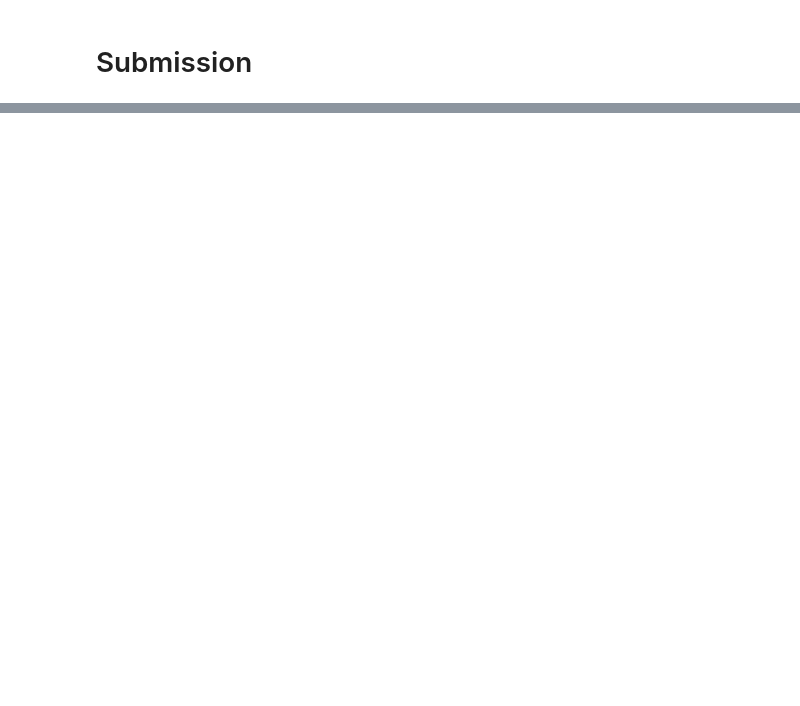
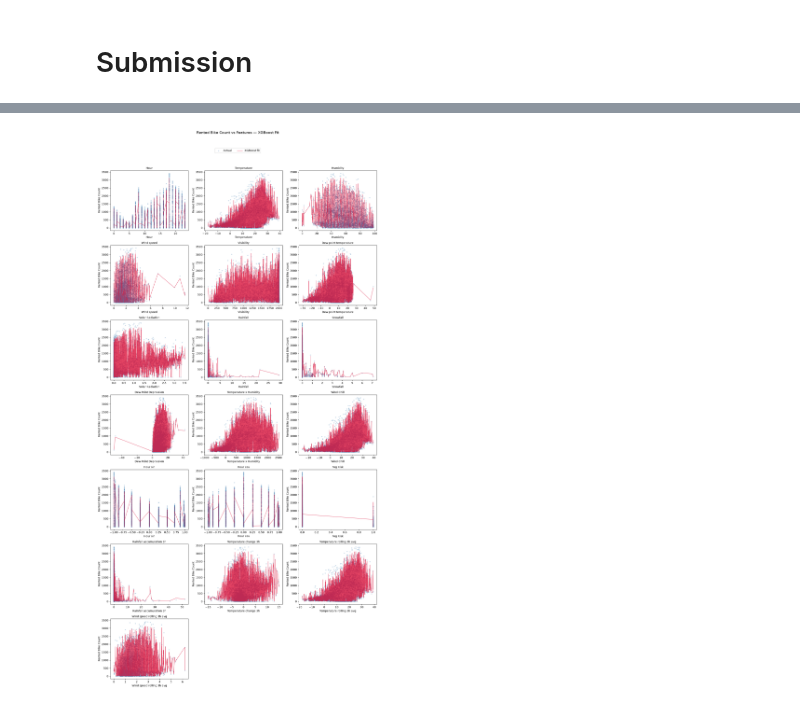
Before and after one commit to hlibkri/seul-bike-hourly-demand-prediction, a Jupyter notebook: code/regression_rented_bike_count.ipynb, the cells around one changed output, grey strips where cells are left out. Saved outputs shown, nothing was run; the diff lists cells and outputs as text; code cells hidden in the pictures; blank space fills up the shorter version.

```diff
--- a/code/regression_rented_bike_count.ipynb
+++ b/code/regression_rented_bike_count.ipynb
@@ -138,0 +52,8 @@ print(preprocessor.named_transformers_["cat"].named_steps["onehot"].get_feature_
+# %%
+# =========================
+# 2. COLUMN SPLIT
+# =========================
+X = engineer_features(X)
+X = drop_unnecessary_columns(X)
+X = filter_invalid(X)
+y = y.loc[X.index]
@@ -148,9 +258,18 @@ import numpy as np
 test = pd.read_csv(path+"/test.csv")
 
 # Drop non-feature columns safely
-test_X = test.drop(columns=["Date"])
+test_X = engineer_features(test)
+test_X = drop_unnecessary_columns(test_X)
 
 # Predict using trained pipeline
+best_model_name = min(results, key=lambda name: results[name]["cv_rmse"])
+final_pipeline = final_models[best_model_name]
+
+print(f"Using best model: {best_model_name}")
+print(f"--> CV RMSE: {results[best_model_name]['cv_rmse']:.4f}")
+print(f"--> CV MSLE: {results[best_model_name]['msle']:.4f}")
+print(f"--> Best params: {results[best_model_name]['best_params']}")
+
 preds = final_pipeline.predict(test_X)
 
 # If using MSLE, ensure no negative predictions
@@ -177,0 +347,45 @@ submission created successfully
+# %%
+# Get predictions from the best model (already fitted on full X, y in cell 5)
+y_pred = final_pipeline.predict(X)
+y_pred = np.clip(y_pred, 0, None)
+
+feature_cols = list(num_cols)  # numeric features engineered earlier
+
+n_cols = 3
+n_rows = int(np.ceil(len(feature_cols) / n_cols))
+
+fig, axes = plt.subplots(n_rows, n_cols, figsize=(5 * n_cols, 4 * n_rows))
+axes = np.array(axes).reshape(-1)
+
+for i, feature in enumerate(feature_cols):
+    ax = axes[i]
+
+    # Actual data points
+    ax.scatter(X[feature], y, s=8, alpha=0.25, color="steelblue", label="Actual")
+
+    # Model fit: sort by feature value so the predicted line is readable
+    order = np.argsort(X[feature].values)
+    ax.plot(
+        X[feature].values[order],
+        y_pred[order],
+        color="crimson",
+        linewidth=1,
+        alpha=0.8,
+        label=f"{best_model_name} fit",
+    )
+
+    ax.set_xlabel(feature)
+    ax.set_ylabel(TARGET)
+    ax.set_title(feature, fontsize=10)
+
+# Hide any unused subplots
+for j in range(len(feature_cols), len(axes)):
+    fig.delaxes(axes[j])
+
+handles, labels = axes[0].get_legend_handles_labels()
+fig.legend(handles, labels, loc="upper center", ncol=2, bbox_to_anchor=(0.5, 1.02))
+fig.suptitle(f"{TARGET} vs Features — {best_model_name} Fit", y=1.05, fontsize=14)
+plt.tight_layout()
+plt.show()
+# %% [output]
+[figure, added]
```
Also changed, not shown: parts of 10 cells of this notebook, 5 other files.
